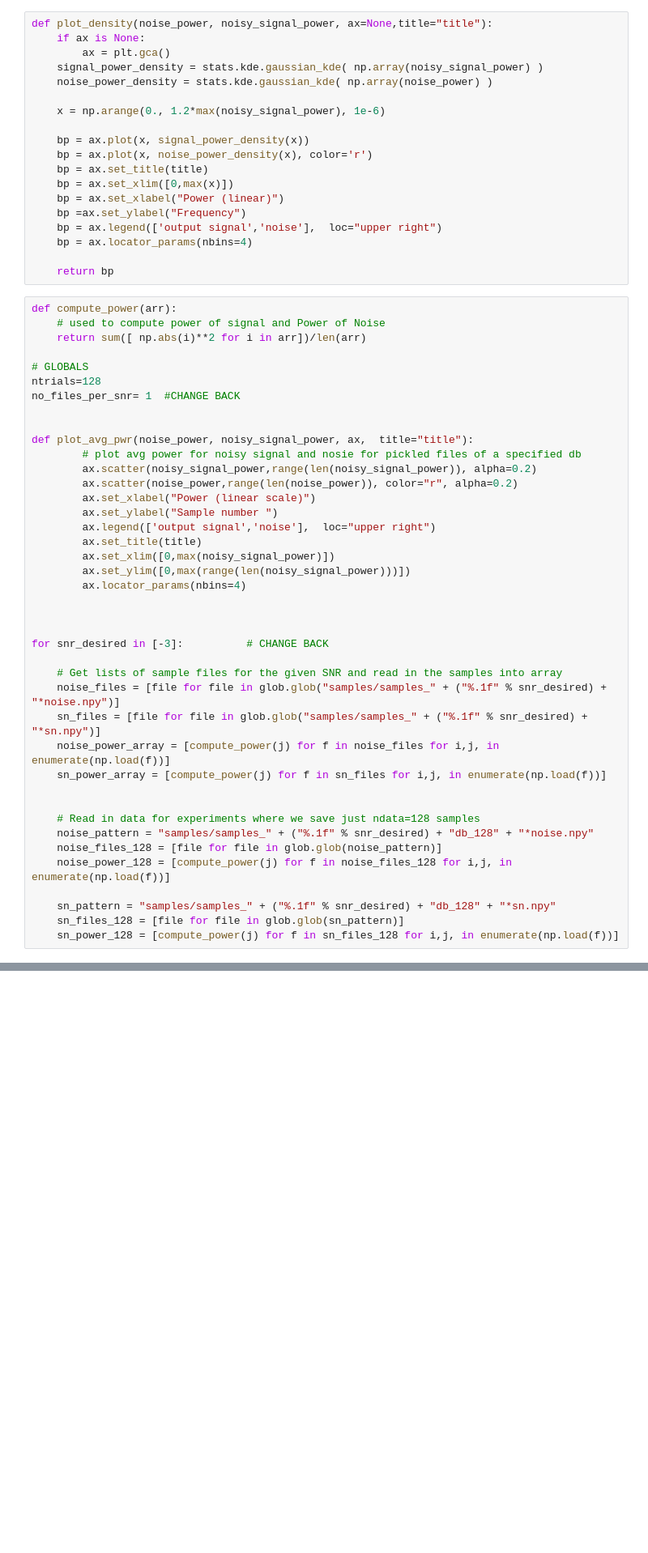
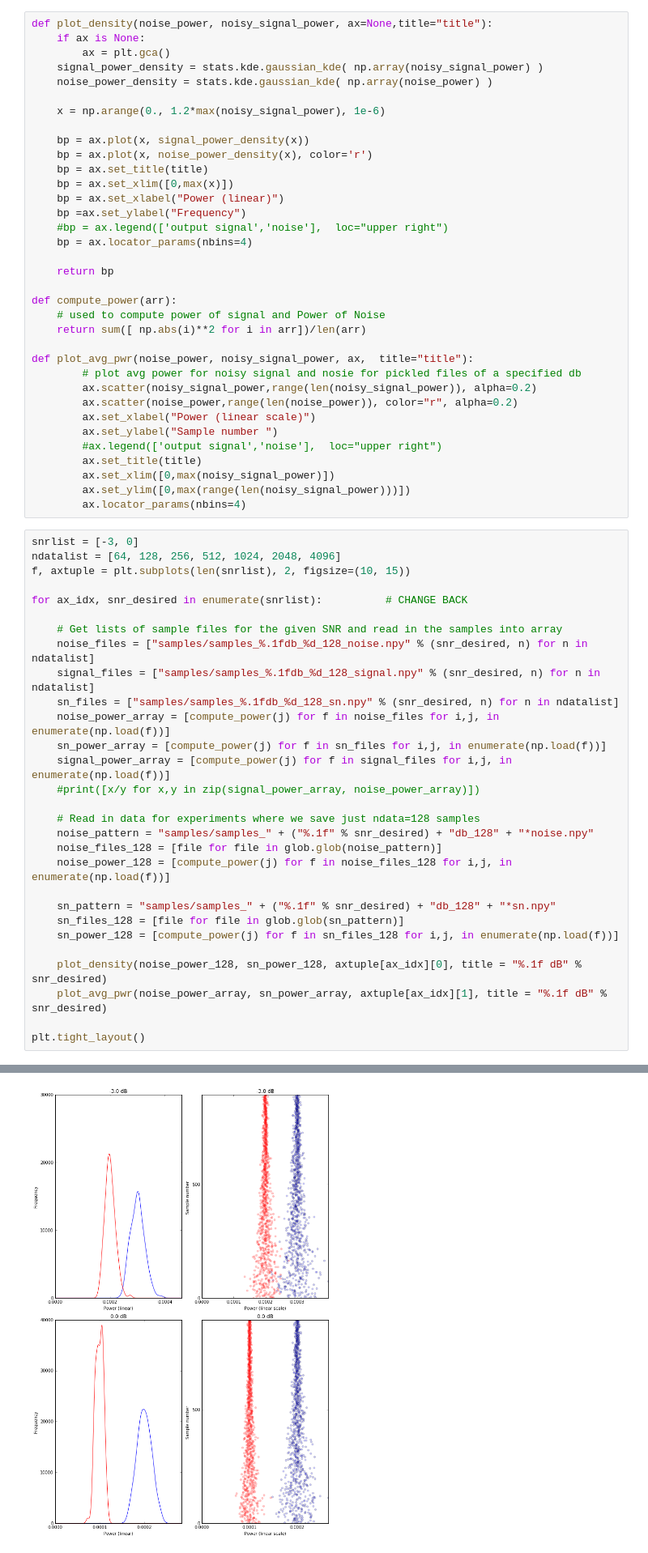
Before and after one commit to rollingcoconut/RadioML, a Jupyter notebook: Detecting_Users_psk_samps_pickled.ipynb, the cells around one changed output, grey strips where cells are left out. Shown at 81% size. Saved outputs shown, nothing was run; the diff lists cells and outputs as text; blank space fills up the shorter version.

```diff
--- a/Detecting_Users_psk_samps_pickled.ipynb
+++ b/Detecting_Users_psk_samps_pickled.ipynb
@@ -106,42 +106,41 @@ def plot_density(noise_power, noisy_signal_power, ax=None,title="title"):
     bp = ax.set_xlim([0,max(x)])
     bp = ax.set_xlabel("Power (linear)")
     bp =ax.set_ylabel("Frequency")
-    bp = ax.legend(['output signal','noise'],  loc="upper right")
+    #bp = ax.legend(['output signal','noise'],  loc="upper right")
     bp = ax.locator_params(nbins=4)
 
     return bp
+
+def compute_power(arr):
+    # used to compute power of signal and Power of Noise
+    return sum([ np.abs(i)**2 for i in arr])/len(arr)
+
+def plot_avg_pwr(noise_power, noisy_signal_power, ax,  title="title"):
+        # plot avg power for noisy signal and nosie for pickled files of a specified db
+        ax.scatter(noisy_signal_power,range(len(noisy_signal_power)), alpha=0.2)
+        ax.scatter(noise_power,range(len(noise_power)), color="r", alpha=0.2)
+        ax.set_xlabel("Power (linear scale)")
+        ax.set_ylabel("Sample number ")
+        #ax.legend(['output signal','noise'],  loc="upper right")
+        ax.set_title(title)
+        ax.set_xlim([0,max(noisy_signal_power)])
+        ax.set_ylim([0,max(range(len(noisy_signal_power)))])
+        ax.locator_params(nbins=4)
 # %%
-def compute_power(arr):
-    # used to compute power of signal and Power of Noise
-    return sum([ np.abs(i)**2 for i in arr])/len(arr)
+snrlist = [-3, 0]
+ndatalist = [64, 128, 256, 512, 1024, 2048, 4096]
+f, axtuple = plt.subplots(len(snrlist), 2, figsize=(10, 15))
 
-# GLOBALS
-ntrials=128
-no_files_per_snr= 1  #CHANGE BACK
-
-
-def plot_avg_pwr(noise_power, noisy_signal_power, ax,  title="title"):
-        # plot avg power for noisy signal and nosie for pickled files of a specified db
-        ax.scatter(noisy_signal_power,range(len(noisy_signal_power)), alpha=0.2)
-        ax.scatter(noise_power,range(len(noise_power)), color="r", alpha=0.2)
-        ax.set_xlabel("Power (linear scale)")
-        ax.set_ylabel("Sample number ")
-        ax.legend(['output signal','noise'],  loc="upper right")
-        ax.set_title(title)
-        ax.set_xlim([0,max(noisy_signal_power)])
-        ax.set_ylim([0,max(range(len(noisy_signal_power)))])
-        ax.locator_params(nbins=4)
-
-
-
-for snr_desired in [-3]:          # CHANGE BACK
+for ax_idx, snr_desired in enumerate(snrlist):          # CHANGE BACK
 
     # Get lists of sample files for the given SNR and read in the samples into array
-    noise_files = [file for file in glob.glob("samples/samples_" + ("%.1f" % snr_desired) + "*noise.npy")]
-    sn_files = [file for file in glob.glob("samples/samples_" + ("%.1f" % snr_desired) + "*sn.npy")]
+    noise_files = ["samples/samples_%.1fdb_%d_128_noise.npy" % (snr_desired, n) for n in ndatalist]
+    signal_files = ["samples/samples_%.1fdb_%d_128_signal.npy" % (snr_desired, n) for n in ndatalist]
+    sn_files = ["samples/samples_%.1fdb_%d_128_sn.npy" % (snr_desired, n) for n in ndatalist]
     noise_power_array = [compute_power(j) for f in noise_files for i,j, in enumerate(np.load(f))]
     sn_power_array = [compute_power(j) for f in sn_files for i,j, in enumerate(np.load(f))]
-
+    signal_power_array = [compute_power(j) for f in signal_files for i,j, in enumerate(np.load(f))]
+    #print([x/y for x,y in zip(signal_power_array, noise_power_array)])
 
     # Read in data for experiments where we save just ndata=128 samples
     noise_pattern = "samples/samples_" + ("%.1f" % snr_desired) + "db_128" + "*noise.npy"
@@ -151,3 +150,9 @@ for snr_desired in [-3]:          # CHANGE BACK
     sn_pattern = "samples/samples_" + ("%.1f" % snr_desired) + "db_128" + "*sn.npy"
     sn_files_128 = [file for file in glob.glob(sn_pattern)]
     sn_power_128 = [compute_power(j) for f in sn_files_128 for i,j, in enumerate(np.load(f))]
+
+    plot_density(noise_power_128, sn_power_128, axtuple[ax_idx][0], title = "%.1f dB" % snr_desired)
+    plot_avg_pwr(noise_power_array, sn_power_array, axtuple[ax_idx][1], title = "%.1f dB" % snr_desired)
+
+plt.tight_layout()
+# %% [output]
@@ -153,0 +161 @@ for snr_desired in [-3]:          # CHANGE BACK
+[figure, added]
```
Also changed, not shown: parts of 3 cells of this notebook, 1 other file.
